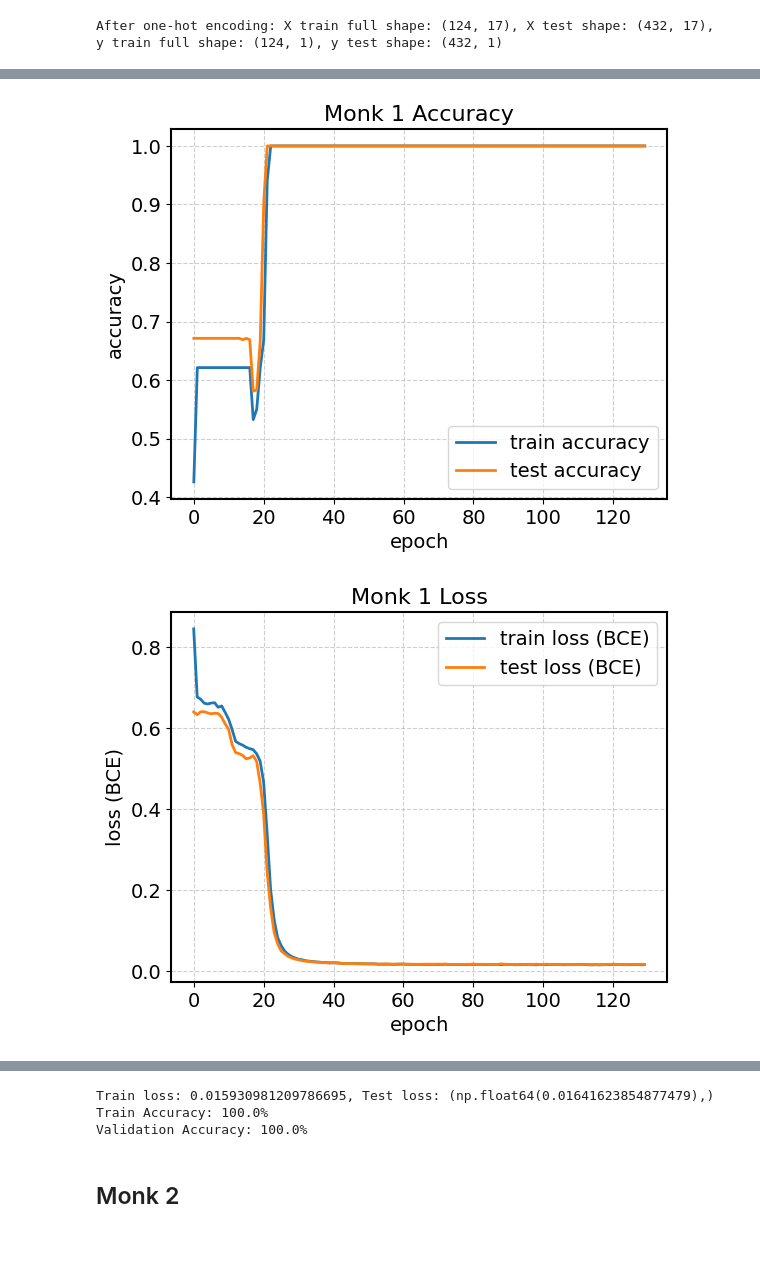
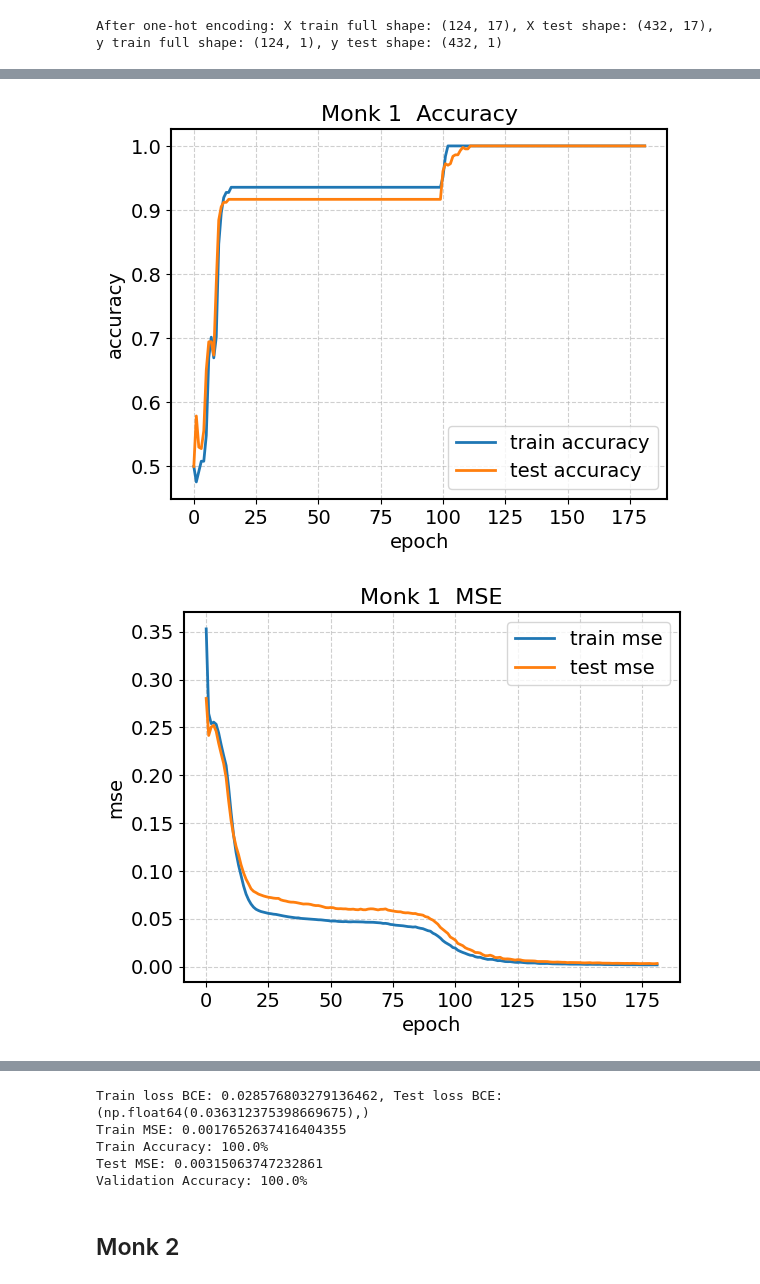
Before and after one commit to effe1209/ProjectML_Course, a Jupyter notebook: monk.ipynb, the cells around one changed output, grey strips where cells are left out. Drawn from its saved outputs; the diff is of its cells as text; code cells hidden in the pictures; blank space fills up the shorter version.

```diff
--- a/monk.ipynb
+++ b/monk.ipynb
@@ -117,14 +77,14 @@ Config index: ([17, 4, 1], ['relu', 'sigmoid'], 'mse', 0.05, 0.001, 0.9, 16), Me
 # %%
 ### chosen configuration
-'''Config index: ([17, 4, 1], ['leaky relu', 'identity'], 'binary cross entropy sigmoid', 0.1, 0.001, 0.9, 16), Mean Accuracy: 100.0%,
-            training instability coeff validation: 4.013427718042067,
-            training instability coeff train: 5.148047165220225,
-            training loss-val loss diff: 4.037472546555657,
-            Mean Epochs: 130'''
+'''Config index: ([17, 4, 1], ['relu', 'identity'], 'binary cross entropy sigmoid', 0.1, 0.001, 0.9, 32), Mean Accuracy: 100.0%,
+            training instability coeff validation: 7.251121972242489,
+            training instability coeff train: 18.125499760799777,
+            training loss-val loss diff: 8.502494598628806,
+            Mean Epochs: 182'''
 
 # Choose the best configuration and train it on the full training set, evaluate on the test set
-NEURAL_NETWORK_ARCHITECTURE, NEURAL_NETWORK_ACTIVATION, LOSS_F, ETA, LAMBDA, ALPHA, BATCH_SIZE = [17, 4, 1], ['leaky relu', 'identity'], 'binary cross entropy sigmoid', 0.1, 0.001, 0.9, 16
-EPOCHS = 130
+NEURAL_NETWORK_ARCHITECTURE, NEURAL_NETWORK_ACTIVATION, LOSS_F, ETA, LAMBDA, ALPHA, BATCH_SIZE = [17, 4, 1], ['relu', 'identity'], 'binary cross entropy sigmoid', 0.1, 0.001, 0.9, 32
+EPOCHS = 182
 
 nn = NeuralNetwork(NEURAL_NETWORK_ARCHITECTURE, NEURAL_NETWORK_ACTIVATION)
 trainer = Trainer(
@@ -134,34 +94,39 @@ trainer = Trainer(
     y_train=y_train_full,
     X_val = X_test,
     y_val=y_test,
     epochs=EPOCHS,
     early_stopping=EPOCHS + 1, #can't early stop because we are using the test set as final evaluation, the +1 is to be extra sure
     eta=ETA,                   # Learning rate iniziale
     lam=LAMBDA,                # L2
     alpha=ALPHA,               # Momentum
     batch_size=BATCH_SIZE,
     shuffle_batches=True
 )
 # still returns the best nn, but we don-t use it for accuracy calculation nor early stopping otherwise it is data leakage
-best_nn, train_loss_vector, test_loss_vector = trainer.train(print_epochs=False, plot_accuracy=True, plot_title='Monk 1 Accuracy')
+best_nn, train_loss_vector, test_loss_vector = trainer.train(print_epochs=False, plot_monk=True, plot_title='Monk 1 ')
 
 #plot curves
 plot_curves(train_loss_vector, test_loss_vector, 'loss (BCE)', 'test', title = 'Monk 1 Loss', save_plots=True)
-print(f"Train loss: {train_loss_vector[-1]}, Test loss: {test_loss_vector[-1],}")
+print(f"Train loss BCE: {train_loss_vector[-1]}, Test loss BCE: {test_loss_vector[-1],}")
 
 out = nn.forward(X_train_full)[-1][-1]  #have to use the last trained nn, otherwise is data leakage
 if LOSS_F == 'binary cross entropy sigmoid':
   out = sigmoid(out)
 
+print(f"Train MSE: {np.mean(mse(out, y_train_full))}")
 predictions = np.round(out)
 print(f"Train Accuracy: {np.mean(predictions == y_train_full) * 100}%")
+
 # val accuracy, we can't early stop because we are using the test set as final evaluation, we can't pick the best nn, we have to use the last nn
 out = nn.forward(X_test)[-1][-1]  #have to use the last trained nn, otherwise is data leakage
 if LOSS_F == 'binary cross entropy sigmoid':
   out = sigmoid(out)
+print(f"Test MSE: {np.mean(mse(out, y_test))}")
 
 predictions = np.round(out)
 print(f"Validation Accuracy: {np.mean(predictions == y_test) * 100}%")
+
+print()
 # %% [output]
-[figure, old version]
+[figure, new version]
-[figure, old version]
+[figure, new version]
@@ -168,5 +134,7 @@ print(f"Validation Accuracy: {np.mean(predictions == y_test) * 100}%")
-Train loss: 0.015930981209786695, Test loss: (np.float64(0.01641623854877479),)
+Train loss BCE: 0.028576803279136462, Test loss BCE: (np.float64(0.036312375398669675),)
+Train MSE: 0.0017652637416404355
 Train Accuracy: 100.0%
+Test MSE: 0.00315063747232861
 Validation Accuracy: 100.0%
 # %% [markdown]
 ## Monk 2
```
Also changed, not shown: parts of 10 cells of this notebook, 5 other files.
